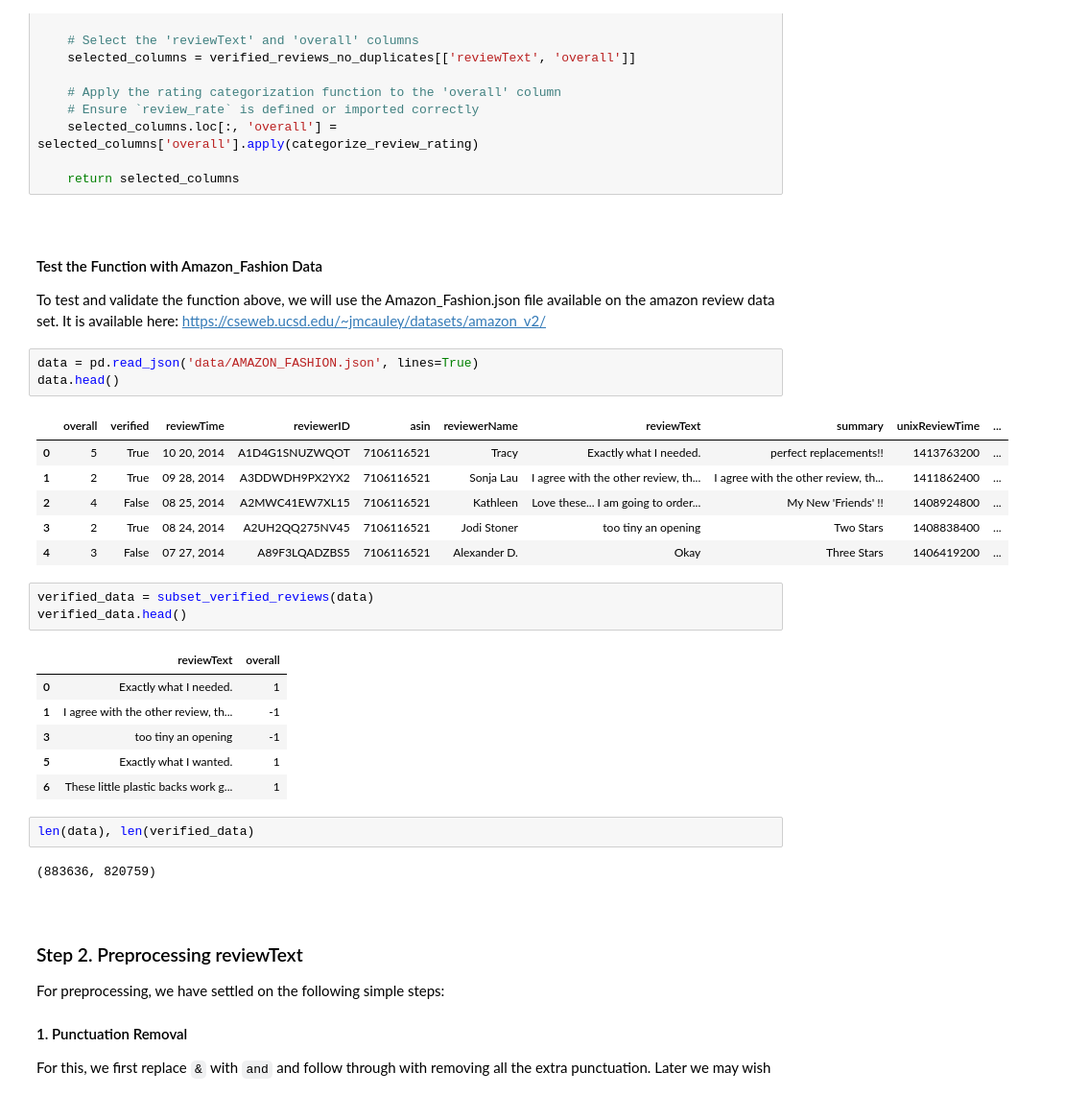
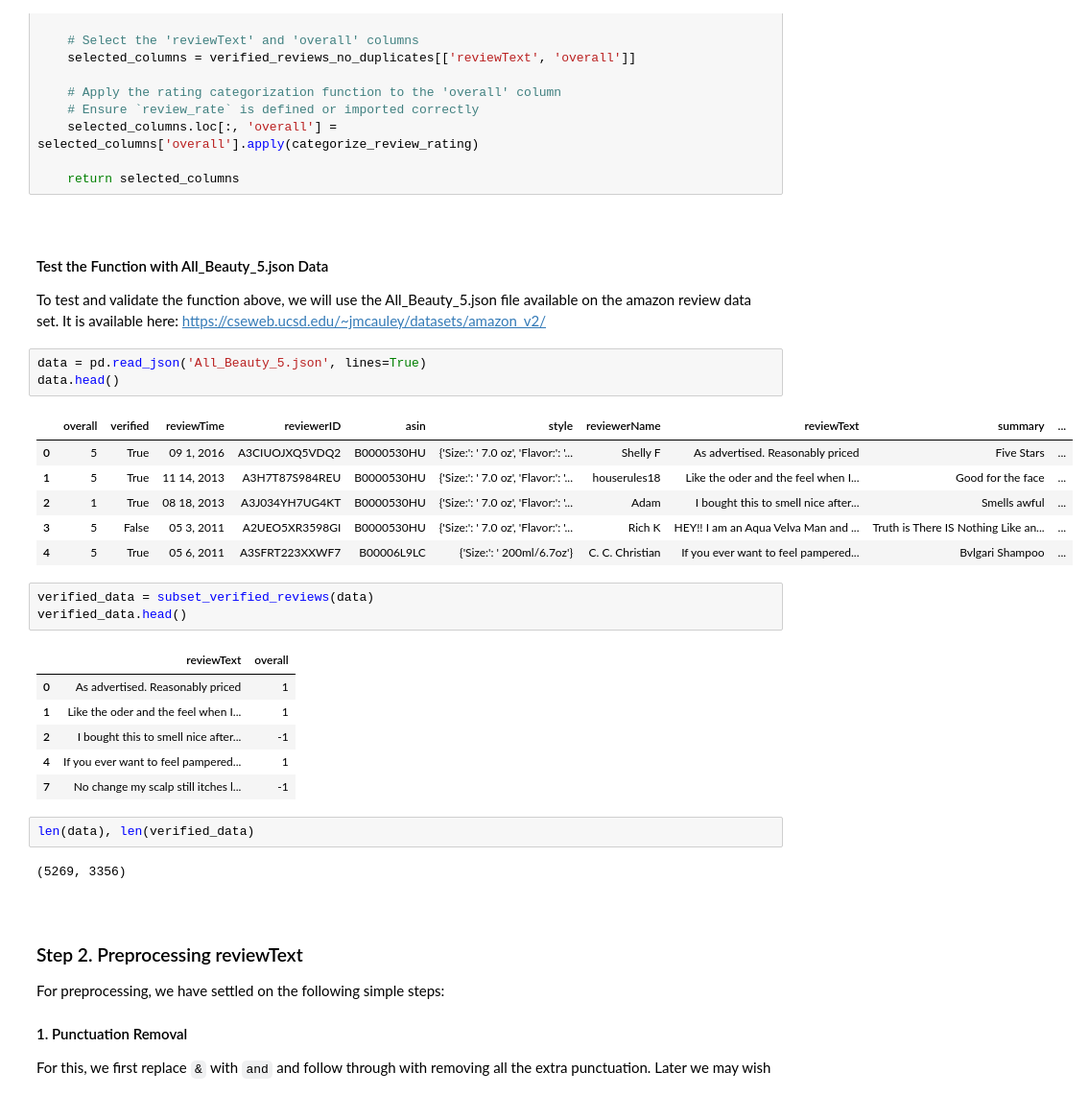
Before and after one commit to Puma-100/Final-Project, a Jupyter notebook: preprocessing/2. Text Preprocessing and Feature Extraction.ipynb, the cells around one changed output. Shown at 96% size. Cells and saved outputs as stored; diff of their text form.

```diff
--- a/preprocessing/2. Text Preprocessing and Feature Extraction.ipynb
+++ b/preprocessing/2. Text Preprocessing and Feature Extraction.ipynb
@@ -76,33 +76,33 @@ def subset_verified_reviews(input_df: pd.DataFrame) -> pd.DataFrame:
 # %% [markdown]
 <br>
 
-#### Test the Function with Amazon_Fashion Data
+#### Test the Function with All_Beauty_5.json Data
 
-To test and validate the function above, we will use the Amazon_Fashion.json file available on the amazon review data set. It is available here: https://cseweb.ucsd.edu/~jmcauley/datasets/amazon_v2/
+To test and validate the function above, we will use the All_Beauty_5.json file available on the amazon review data set. It is available here: https://cseweb.ucsd.edu/~jmcauley/datasets/amazon_v2/
 # %%
-data = pd.read_json('data/AMAZON_FASHION.json', lines=True)
+data = pd.read_json('All_Beauty_5.json', lines=True)
 data.head()
 # %% [output]
-|  | overall | verified | reviewTime | reviewerID | asin | reviewerName | reviewText | summary | unixReviewTime | ... |
-| 0 | 5 | True | 10 20, 2014 | A1D4G1SNUZWQOT | 7106116521 | Tracy | Exactly what I needed. | perfect replacements!! | 1413763200 | ... |
-| 1 | 2 | True | 09 28, 2014 | A3DDWDH9PX2YX2 | 7106116521 | Sonja Lau | I agree with the other review, th... | I agree with the other review, th... | 1411862400 | ... |
-| 2 | 4 | False | 08 25, 2014 | A2MWC41EW7XL15 | 7106116521 | Kathleen | Love these... I am going to order... | My New 'Friends' !! | 1408924800 | ... |
-| 3 | 2 | True | 08 24, 2014 | A2UH2QQ275NV45 | 7106116521 | Jodi Stoner | too tiny an opening | Two Stars | 1408838400 | ... |
-| 4 | 3 | False | 07 27, 2014 | A89F3LQADZBS5 | 7106116521 | Alexander D. | Okay | Three Stars | 1406419200 | ... |
+|  | overall | verified | reviewTime | reviewerID | asin | style | reviewerName | reviewText | summary | ... |
+| 0 | 5 | True | 09 1, 2016 | A3CIUOJXQ5VDQ2 | B0000530HU | {'Size:': ' 7.0 oz', 'Flavor:': '... | Shelly F | As advertised. Reasonably priced | Five Stars | ... |
+| 1 | 5 | True | 11 14, 2013 | A3H7T87S984REU | B0000530HU | {'Size:': ' 7.0 oz', 'Flavor:': '... | houserules18 | Like the oder and the feel when I... | Good for the face | ... |
+| 2 | 1 | True | 08 18, 2013 | A3J034YH7UG4KT | B0000530HU | {'Size:': ' 7.0 oz', 'Flavor:': '... | Adam | I bought this to smell nice after... | Smells awful | ... |
+| 3 | 5 | False | 05 3, 2011 | A2UEO5XR3598GI | B0000530HU | {'Size:': ' 7.0 oz', 'Flavor:': '... | Rich K | HEY!! I am an Aqua Velva Man and ... | Truth is There IS Nothing Like an... | ... |
+| 4 | 5 | True | 05 6, 2011 | A3SFRT223XXWF7 | B00006L9LC | {'Size:': ' 200ml/6.7oz'} | C. C. Christian | If you ever want to feel pampered... | Bvlgari Shampoo | ... |
 # %%
 verified_data = subset_verified_reviews(data)
 verified_data.head()
 # %% [output]
 |  | reviewText | overall |
-| 0 | Exactly what I needed. | 1 |
-| 1 | I agree with the other review, th... | -1 |
-| 3 | too tiny an opening | -1 |
-| 5 | Exactly what I wanted. | 1 |
-| 6 | These little plastic backs work g... | 1 |
+| 0 | As advertised. Reasonably priced | 1 |
+| 1 | Like the oder and the feel when I... | 1 |
+| 2 | I bought this to smell nice after... | -1 |
+| 4 | If you ever want to feel pampered... | 1 |
+| 7 | No change my scalp still itches l... | -1 |
 # %%
 len(data), len(verified_data)
 # %% [output]
-(883636, 820759)
+(5269, 3356)
 # %% [markdown]
 <br>
 
```
Also changed, not shown: parts of 11 cells of this notebook, 4 other files.
